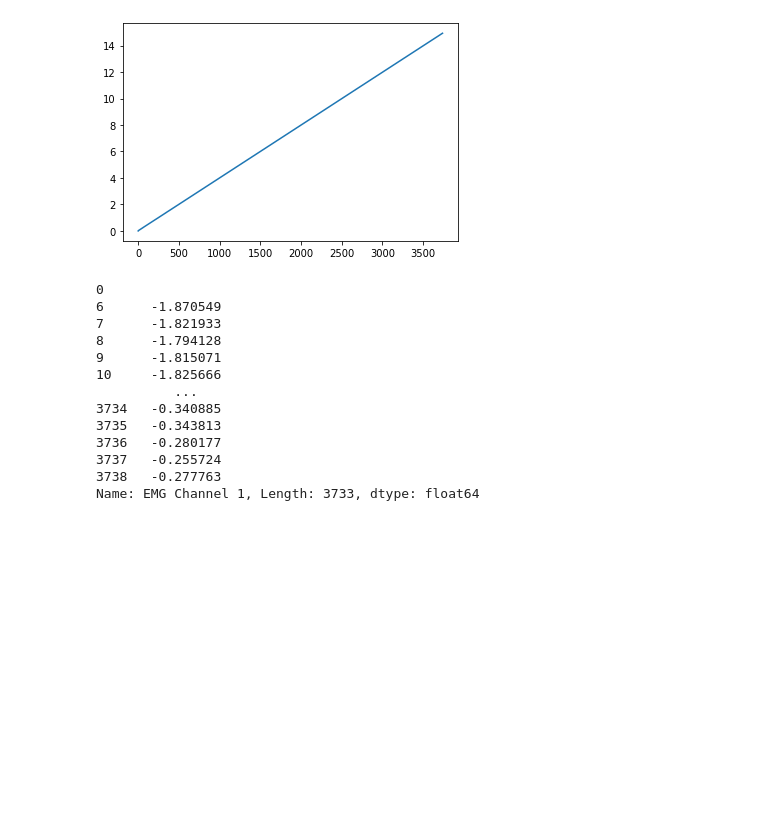
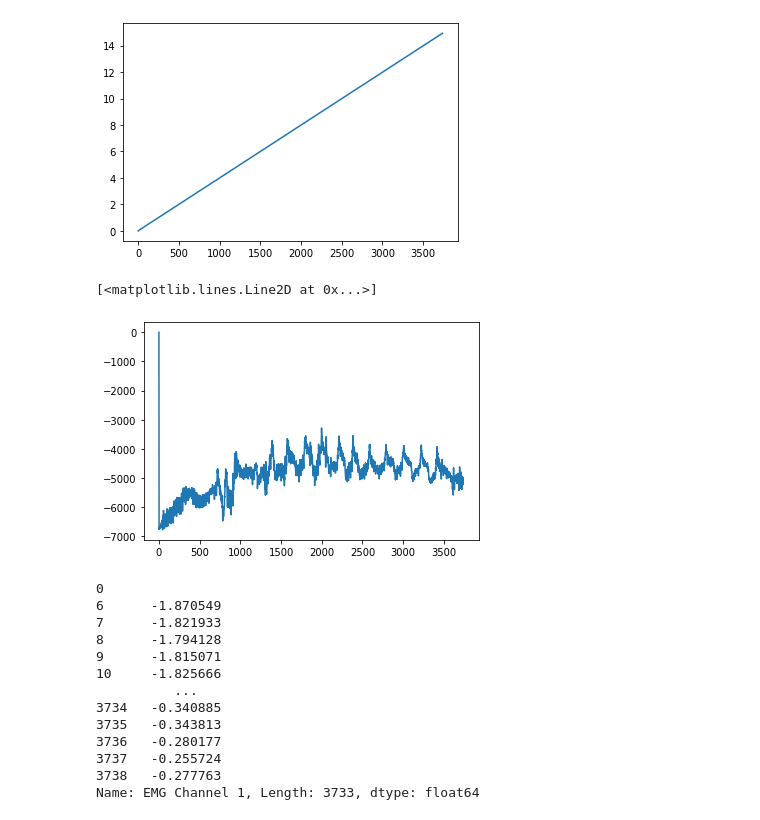
Before and after one commit to Michael-Nath/sona, a Jupyter notebook: analyze_raw_emg.ipynb, the cells around one changed output. Saved outputs shown, nothing was run; the diff lists cells and outputs as text; code cells hidden in the pictures; blank space fills up the shorter version.

```diff
--- a/analyze_raw_emg.ipynb
+++ b/analyze_raw_emg.ipynb
@@ -30,6 +29,11 @@ plt.plot(df["Timestamp Channel"])
 <DirEntry 'TRIAL_1Nov-05-2022'>
 [<matplotlib.lines.Line2D at 0x...>]
 [figure]
+# %%
+plt.plot(df["EMG Channel 1"])
+# %% [output]
+[<matplotlib.lines.Line2D at 0x...>]
+[figure, added]
 # %%
 
 print(np.argmax(df["EMG Channel 1"]))
```
Also changed, not shown: parts of 2 cells of this notebook, 1 other file.
